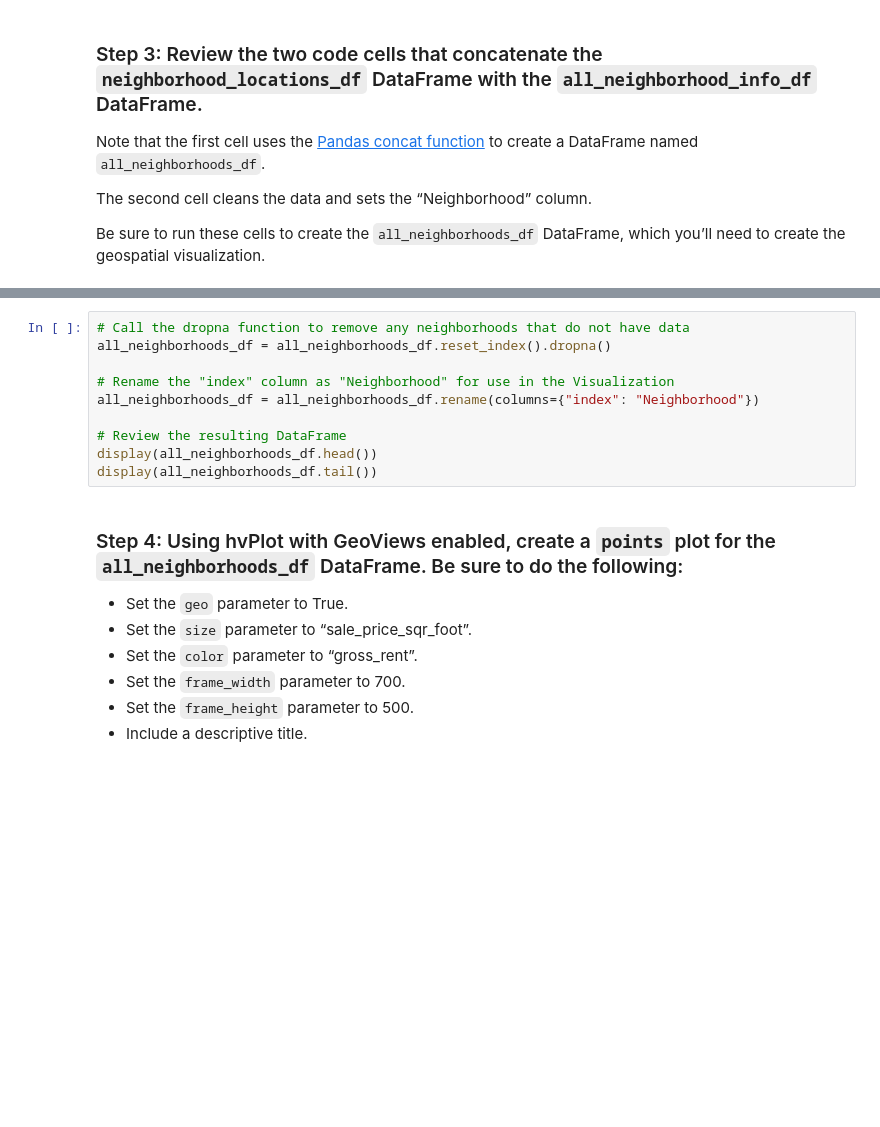
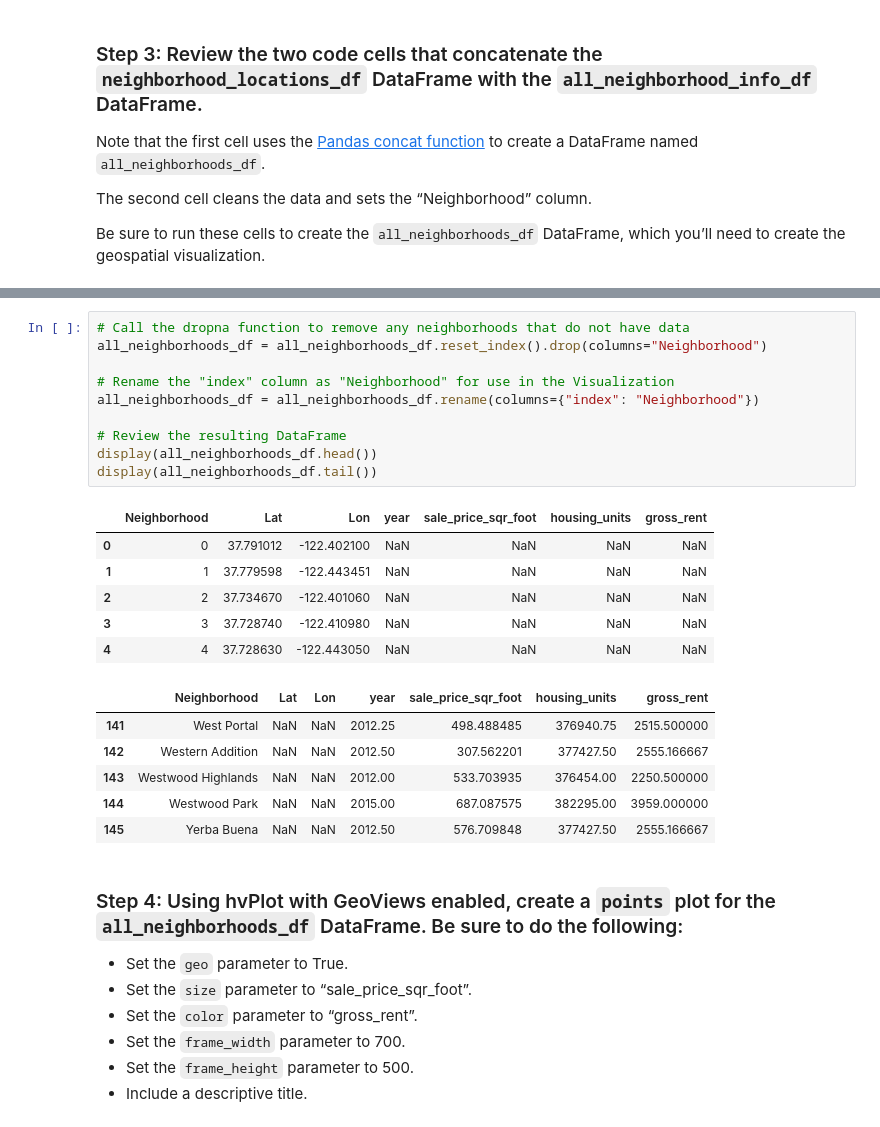
Before and after one commit to jojomani/proptech_analysis, a Jupyter notebook: san_francisco_housing.ipynb, the cells around one changed output, grey strips where cells are left out. Drawn from its saved outputs; the diff is of its cells as text; blank space fills up the shorter version.

```diff
--- a/san_francisco_housing.ipynb
+++ b/san_francisco_housing.ipynb
@@ -469,13 +511,26 @@ display(all_neighborhoods_df.tail())
 # %%
 # Call the dropna function to remove any neighborhoods that do not have data
-all_neighborhoods_df = all_neighborhoods_df.reset_index().dropna()
+all_neighborhoods_df = all_neighborhoods_df.reset_index().drop(columns="Neighborhood")
 
 # Rename the "index" column as "Neighborhood" for use in the Visualization
 all_neighborhoods_df = all_neighborhoods_df.rename(columns={"index": "Neighborhood"})
 
 # Review the resulting DataFrame
 display(all_neighborhoods_df.head())
 display(all_neighborhoods_df.tail())
+# %% [output]
+|  | Neighborhood | Lat | Lon | year | sale_price_sqr_foot | housing_units | gross_rent |
+| 0 | 0 | 37.791012 | -122.402100 | NaN | NaN | NaN | NaN |
+| 1 | 1 | 37.779598 | -122.443451 | NaN | NaN | NaN | NaN |
+| 2 | 2 | 37.734670 | -122.401060 | NaN | NaN | NaN | NaN |
+| 3 | 3 | 37.728740 | -122.410980 | NaN | NaN | NaN | NaN |
+| 4 | 4 | 37.728630 | -122.443050 | NaN | NaN | NaN | NaN |
+|  | Neighborhood | Lat | Lon | year | sale_price_sqr_foot | housing_units | gross_rent |
+| 141 | West Portal | NaN | NaN | 2012.25 | 498.488485 | 376940.75 | 2515.500000 |
+| 142 | Western Addition | NaN | NaN | 2012.50 | 307.562201 | 377427.50 | 2555.166667 |
+| 143 | Westwood Highlands | NaN | NaN | 2012.00 | 533.703935 | 376454.00 | 2250.500000 |
+| 144 | Westwood Park | NaN | NaN | 2015.00 | 687.087575 | 382295.00 | 3959.000000 |
+| 145 | Yerba Buena | NaN | NaN | 2012.50 | 576.709848 | 377427.50 | 2555.166667 |
 # %% [markdown]
 ### Step 4: Using hvPlot with GeoViews enabled, create a `points` plot for the `all_neighborhoods_df` DataFrame. Be sure to do the following:
 
```
Also changed, not shown: parts of 5 cells of this notebook.
